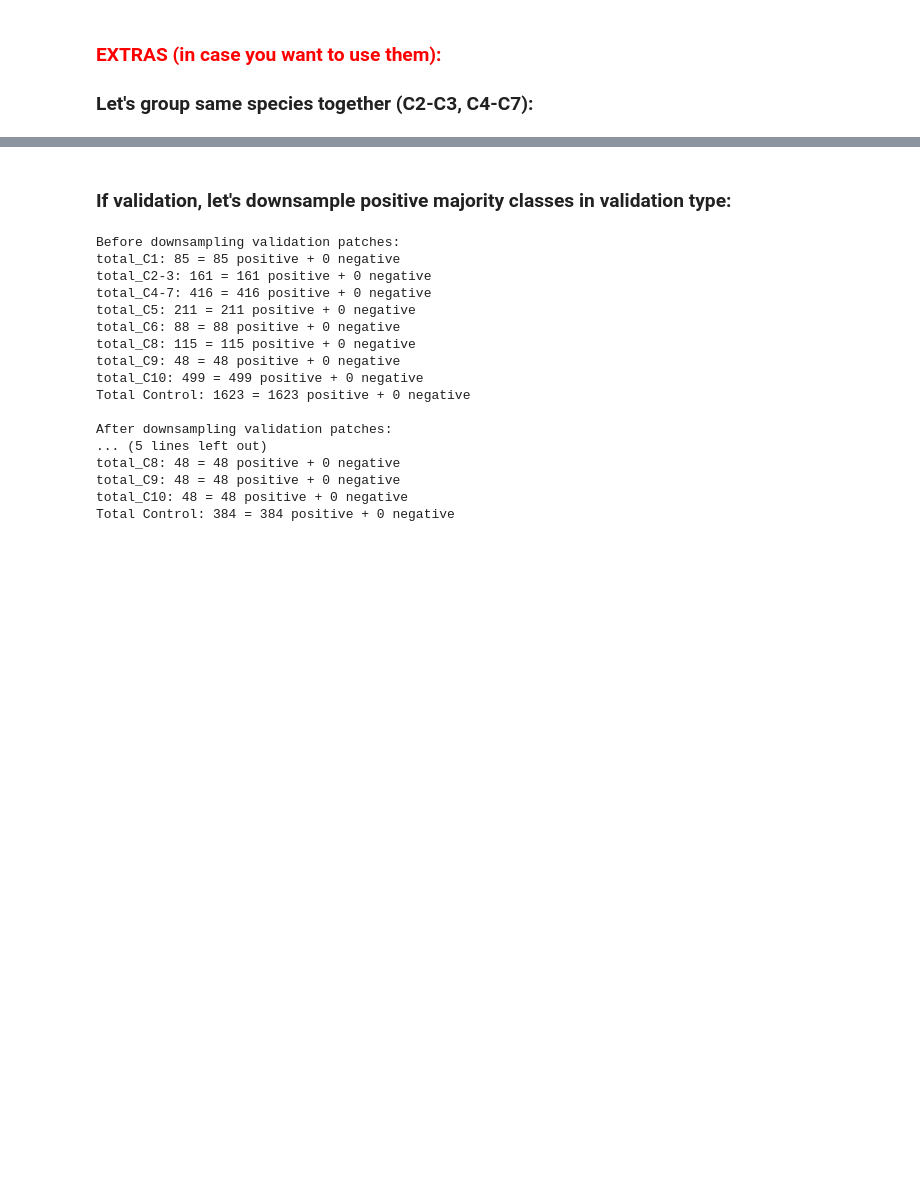
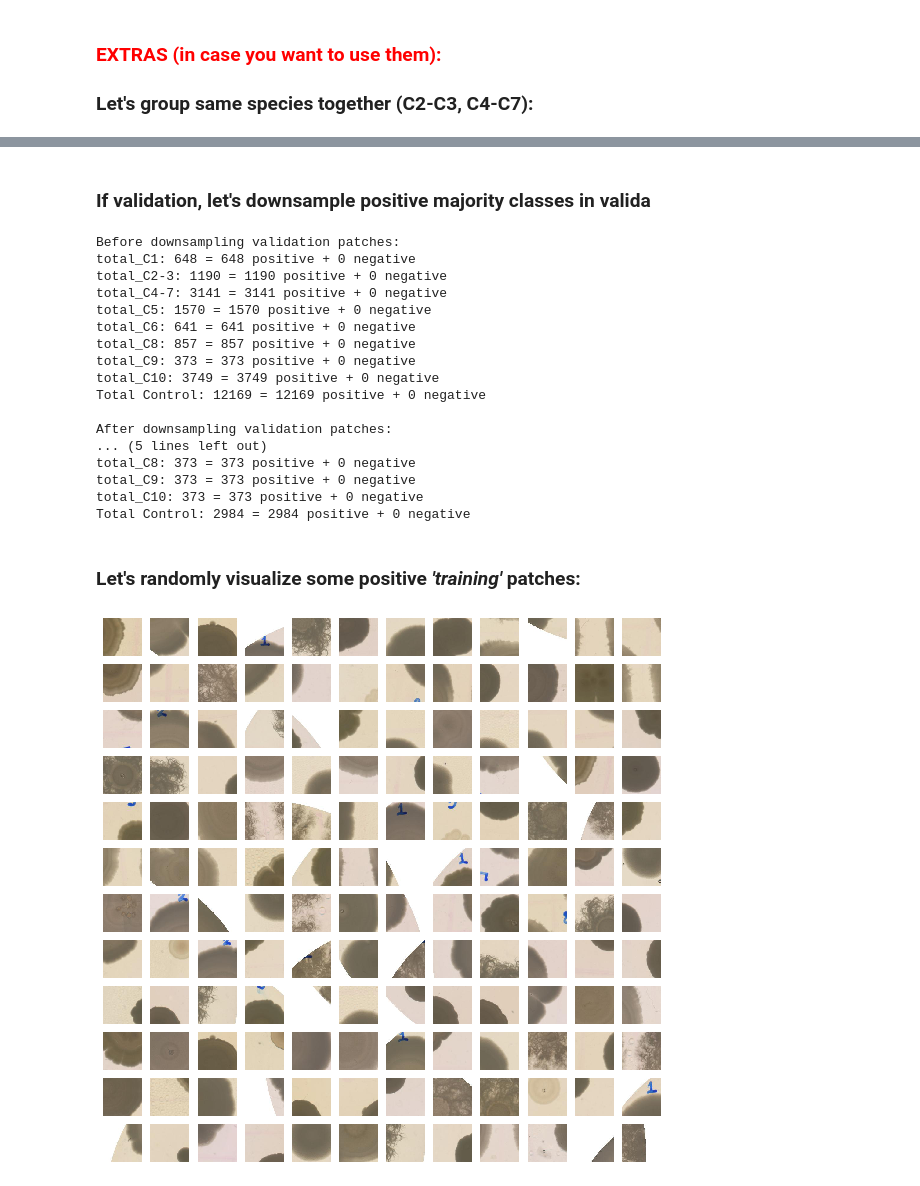
Before and after one commit to deibyrios/bacteria-classification, a Jupyter notebook: preprocessing/4. Patch Generator.ipynb, the cells around one changed output, grey strips where cells are left out. Saved outputs shown, nothing was run; the diff lists cells and outputs as text; code cells hidden in the pictures; blank space fills up the shorter version.

```diff
--- a/preprocessing/4. Patch Generator.ipynb
+++ b/preprocessing/4. Patch Generator.ipynb
@@ -308,18 +308,21 @@ Same concept than 'rotations' (see above) but in this case it will be the list o
 ## Enter the parameters for the Patch Generator function:
 # %%
 img_types = ['Serial','Control']   # types of images for which patches will be generated
-patch_types = ['Positive', 'Negative']          # types of patches to generate (Positive or Negative or both)
+patch_types = ['Positive']          # types of patches to generate (Positive or Negative or both)
 patch_size = (128, 128)             # (patch_width, patch_height)
-stride = (110, 110)                   # (Horizontal_stride, Vertical_stride)
+stride = (60, 60)                   # (Horizontal_stride, Vertical_stride)
 min_pos_pixels = 1250               # minimum positive pixels in patches: from 1 to patch_width*patch_height
-rotations = [0]                # List of Int. with degrees used for image rotations. False-> no rotation
-include_dish_border = False          # True ->  include petri-dish border in training patches
+rotations = [0]                     # List of Int. with degrees used for image rotations. False-> no rotation
+include_dish_border = False         # True ->  include petri-dish border in training patches
 positive_pixels_only = False        # True-> positive pixels only. False-> natural images incl. dish background
 
 val_type = 'Control'                # either 'Control', 'Serial', 'Strike' or 'None'
-val_stride = (90, 90)               # (Horizontal_stride, Vertical_stride) for validation patches
+val_stride = (22, 22)               # (Horizontal_stride, Vertical_stride) for validation patches
 val_min_pos_pixels = 1024           # min. positive pixels in val patches: from 1 to patch_width*patch_height
 val_rotations = [0]                 # List of Int. with degrees used for val rotations. False-> no rotation
+
+# ImageOps.flip(image)   # Flip the image vertically (top to bottom).
+# ImageOps.mirror(image) # Flip image horizontally (left to right).
 # %% [markdown]
 ## Let's generate the patches!:
 
@@ -440,5 +406,5 @@ for j in range(12):
 # %% [markdown]
-### If validation, let's downsample positive majority classes in validation type:
+### If validation, let's downsample positive majority classes in valida
 # %%
 if val_type in ['Serial', 'Control', 'Streak']:
     print('Before downsampling validation patches:')
@@ -485,19 +451,46 @@ if val_type in ['Serial', 'Control', 'Streak']:
     print('Total {}: {} = {} positive + {} negative'.format(val_type,n_type,type_pos,type_neg))
 # %% [output]
 Before downsampling validation patches:
-total_C1: 85 = 85 positive + 0 negative
-total_C2-3: 161 = 161 positive + 0 negative
-total_C4-7: 416 = 416 positive + 0 negative
-total_C5: 211 = 211 positive + 0 negative
-total_C6: 88 = 88 positive + 0 negative
-total_C8: 115 = 115 positive + 0 negative
-total_C9: 48 = 48 positive + 0 negative
-total_C10: 499 = 499 positive + 0 negative
-Total Control: 1623 = 1623 positive + 0 negative
+total_C1: 648 = 648 positive + 0 negative
+total_C2-3: 1190 = 1190 positive + 0 negative
+total_C4-7: 3141 = 3141 positive + 0 negative
+total_C5: 1570 = 1570 positive + 0 negative
+total_C6: 641 = 641 positive + 0 negative
+total_C8: 857 = 857 positive + 0 negative
+total_C9: 373 = 373 positive + 0 negative
+total_C10: 3749 = 3749 positive + 0 negative
+Total Control: 12169 = 12169 positive + 0 negative
 
 After downsampling validation patches:
 ... (5 lines left out)
-total_C8: 48 = 48 positive + 0 negative
-total_C9: 48 = 48 positive + 0 negative
-total_C10: 48 = 48 positive + 0 negative
-Total Control: 384 = 384 positive + 0 negative
+total_C8: 373 = 373 positive + 0 negative
+total_C9: 373 = 373 positive + 0 negative
+total_C10: 373 = 373 positive + 0 negative
+Total Control: 2984 = 2984 positive + 0 negative
+# %% [markdown]
+### Let's randomly visualize some positive _'training'_ patches:
+# %%
+classes = ['C1','C2-3','C4-7','C5','C6','C8','C9','C10']
+pos_patches = []
+neg_patches = []
+
+for type_ in ['Serial', 'Control', 'Streak']:
+    if type_ == val_type: continue
+    for cls in classes:
+        pos_folder = '{}Positive/{}/{}_pos'.format(patch_dir,type_,cls)
+        neg_folder = '{}Negative/{}/{}_neg'.format(patch_dir,type_,cls)
+        pos_class_patches = get_files(pos_folder)
+        pos_patches = pos_patches + pos_class_patches
+        neg_class_patches = get_files(neg_folder)
+        neg_patches = neg_patches + neg_class_patches
+
+#We randomly visualize some generated patches.
+fig, axes1 = plt.subplots(12,12,figsize=(10,10))
+for j in range(12):
+    for k in range(12):
+        i = np.random.choice(range(len(pos_patches)))
+        axes1[j][k].set_axis_off()
+        patch = Image.open(pos_patches[i])
+        axes1[j][k].imshow(np.asarray(patch), cmap="gray")
+# %% [output]
+[figure, added]
```
Also changed, not shown: parts of 6 cells of this notebook.
